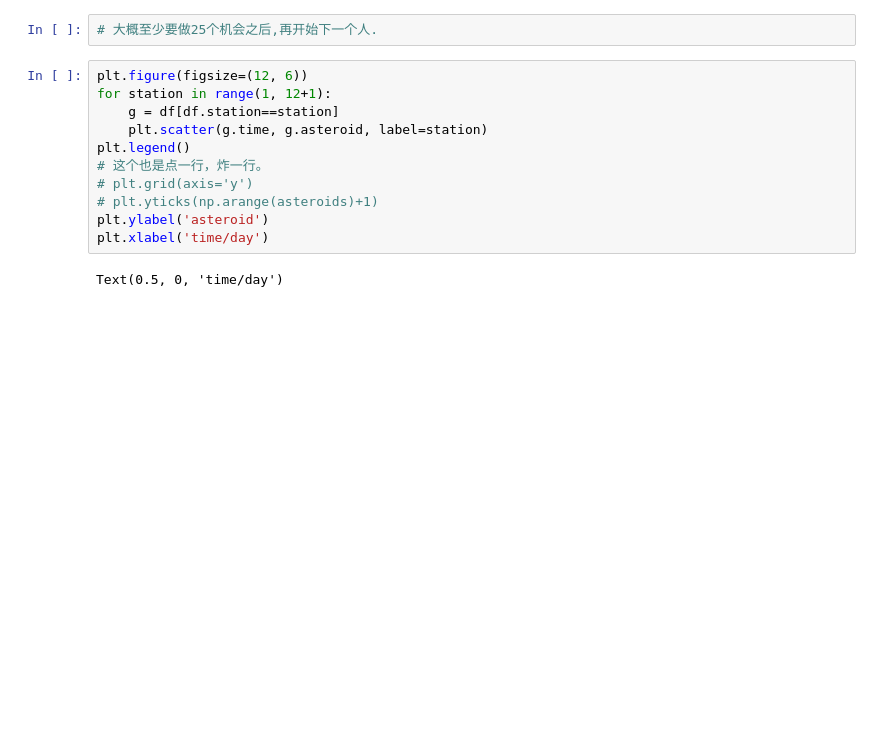
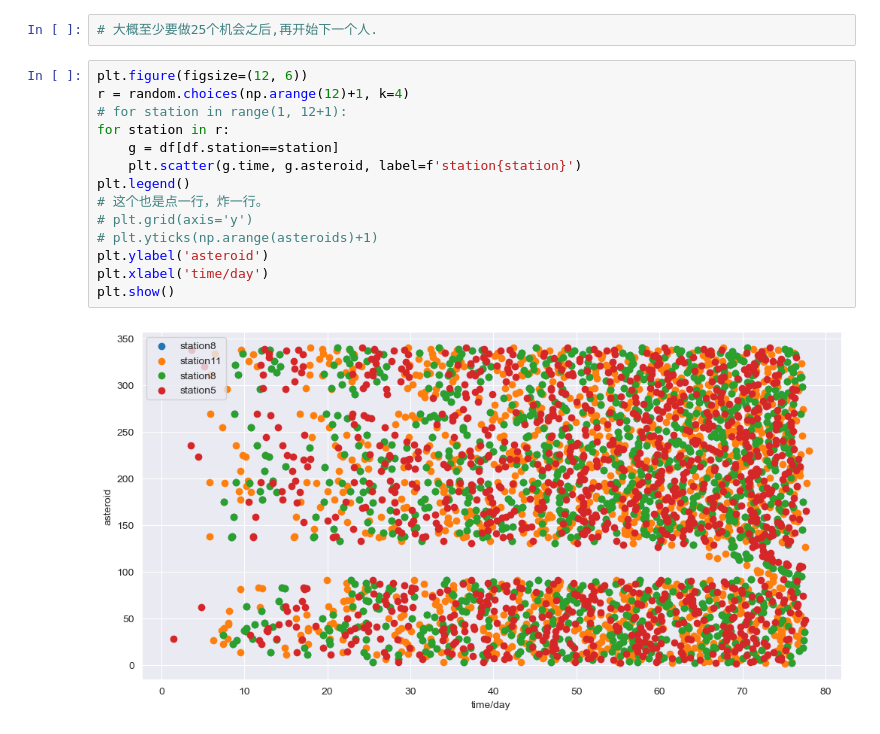
Before and after one commit to 2catycm/WaterDrop-vs-SolarSystemFleet, a Jupyter notebook: experiment/data_understanding.ipynb, the cells around one changed output. Saved outputs shown, nothing was run; the diff lists cells and outputs as text; blank space fills up the shorter version.

```diff
--- a/experiment/data_understanding.ipynb
+++ b/experiment/data_understanding.ipynb
@@ -133,14 +134,17 @@ Text(0.5, 0, 'time/day')
 # 大概至少要做25个机会之后,再开始下一个人.
 # %%
 plt.figure(figsize=(12, 6))
-for station in range(1, 12+1):
+r = random.choices(np.arange(12)+1, k=4)
+# for station in range(1, 12+1):
+for station in r:
     g = df[df.station==station]
-    plt.scatter(g.time, g.asteroid, label=station)
+    plt.scatter(g.time, g.asteroid, label=f'station{station}')
 plt.legend()
 # 这个也是点一行，炸一行。
 # plt.grid(axis='y')
 # plt.yticks(np.arange(asteroids)+1)
 plt.ylabel('asteroid')
 plt.xlabel('time/day')
+plt.show()
 # %% [output]
-Text(0.5, 0, 'time/day')
+[figure, added]
```
Also changed, not shown: parts of 4 cells of this notebook, 21 other files.
